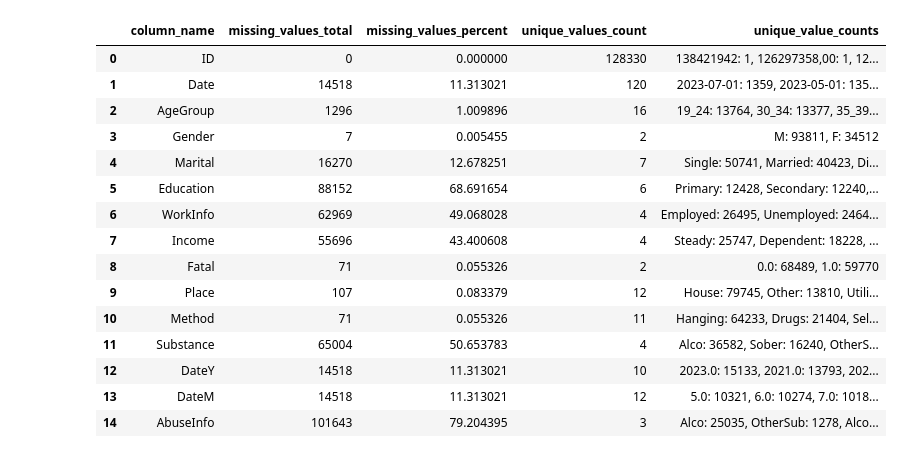
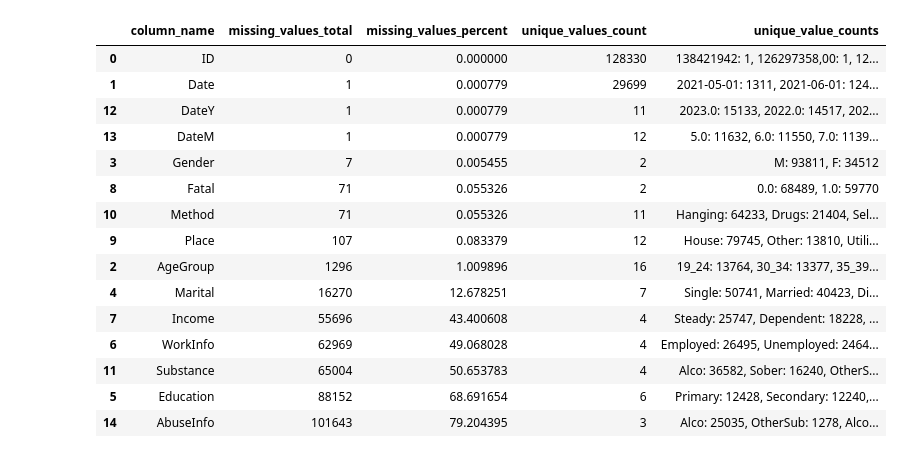
Before and after one commit to Hubert26/ippan_suicide_study, a Jupyter notebook: notebooks/nan_exploration.ipynb, the cells around one changed output. Drawn from its saved outputs; the diff is of its cells as text; code cells hidden in the pictures.

```diff
--- a/notebooks/data_exploration.ipynb
+++ b/notebooks/nan_exploration.ipynb
@@ -2,29 +2,31 @@
 """
 Data exploration notebook for viewing missing values in suicide study dataset.
 """
-
-import pandas as pd
-import numpy as np
 import sys
 from pathlib import Path
-from dotenv import load_dotenv
-import os
+from dotenv import dotenv_values
+import pandas as pd
 
 # Load environment variables from the .env file
-load_dotenv()
+env_vars = dotenv_values()  # Load variables from the .env file
 
-WORKSPACE_PATH = os.getenv("WORKSPACE_PATH")
+# Get the workspace path from the environment variables
+WORKSPACE_PATH = Path(
+    env_vars.get("WORKSPACE_PATH", "")
+)  # Fetch WORKSPACE_PATH from .env
 
-# Add the parent directory to the system path
+if not WORKSPACE_PATH:
+    raise ValueError("WORKSPACE_PATH is not defined in the .env file or is empty.")
+
+# Add the WORKSPACE_PATH folder to the Python path
 sys.path.append(str(WORKSPACE_PATH))
 
-from src.config.config import DATA_DIR
+# Import custom utility functions
+from src.config.utils import read_csv, write_excel
 
-np.random.seed(42)
+DATA_DIR = Path(env_vars["DATA_DIR"])
+RESULTS_DIR = Path(env_vars["RESULTS_DIR"])
 # %%
-output_file_path = DATA_DIR / "imputed"
-
-
 def analyze_dataframe_columns(dataframe):
     """
     Analyzes DataFrame columns by calculating missing data statistics and unique value counts.
@@ -65,6 +67,9 @@ def analyze_dataframe_columns(dataframe):
         ],
     )
 
+    # Sort the DataFrame by missing_values_total in descending order
+    analysis_df = analysis_df.sort_values(by="missing_values_total", ascending=True)
+
     return analysis_df
 
 
@@ -99,30 +104,30 @@ def nan_exploration_in_rows(dataframe):
     return missing_data_rows
 # %%
 # Data import
-csv_file_path = DATA_DIR / "mapped" / "mapped_data.csv"
-df_raw = pd.read_csv(csv_file_path)
+csv_file_path = DATA_DIR / "processed" / "mapped_data.csv"
+df_raw = read_csv(csv_file_path)
 # %%
 # Split data and context
 context_columns = [col for col in df_raw.columns if col.startswith("Context_")]
 df_data = df_raw.drop(columns=context_columns, inplace=False)
 # %%
 # Data exploration
-analysis_df = analyze_dataframe_columns(df_data)
-analysis_df
+nan_columns_df = analyze_dataframe_columns(df_data)
+nan_columns_df
 # %% [output]
 |  | column_name | missing_values_total | missing_values_percent | unique_values_count | unique_value_counts |
 | 0 | ID | 0 | 0.000000 | 128330 | 138421942: 1, 126297358,00: 1, 12... |
-| 1 | Date | 14518 | 11.313021 | 120 | 2023-07-01: 1359, 2023-05-01: 135... |
+| 1 | Date | 1 | 0.000779 | 29699 | 2021-05-01: 1311, 2021-06-01: 124... |
+| 12 | DateY | 1 | 0.000779 | 11 | 2023.0: 15133, 2022.0: 14517, 202... |
+| 13 | DateM | 1 | 0.000779 | 12 | 5.0: 11632, 6.0: 11550, 7.0: 1139... |
+| 3 | Gender | 7 | 0.005455 | 2 | M: 93811, F: 34512 |
+| 8 | Fatal | 71 | 0.055326 | 2 | 0.0: 68489, 1.0: 59770 |
+| 10 | Method | 71 | 0.055326 | 11 | Hanging: 64233, Drugs: 21404, Sel... |
+| 9 | Place | 107 | 0.083379 | 12 | House: 79745, Other: 13810, Utili... |
 | 2 | AgeGroup | 1296 | 1.009896 | 16 | 19_24: 13764, 30_34: 13377, 35_39... |
-| 3 | Gender | 7 | 0.005455 | 2 | M: 93811, F: 34512 |
 | 4 | Marital | 16270 | 12.678251 | 7 | Single: 50741, Married: 40423, Di... |
+| 7 | Income | 55696 | 43.400608 | 4 | Steady: 25747, Dependent: 18228, ... |
+| 6 | WorkInfo | 62969 | 49.068028 | 4 | Employed: 26495, Unemployed: 2464... |
+| 11 | Substance | 65004 | 50.653783 | 4 | Alco: 36582, Sober: 16240, OtherS... |
 | 5 | Education | 88152 | 68.691654 | 6 | Primary: 12428, Secondary: 12240,... |
-| 6 | WorkInfo | 62969 | 49.068028 | 4 | Employed: 26495, Unemployed: 2464... |
-| 7 | Income | 55696 | 43.400608 | 4 | Steady: 25747, Dependent: 18228, ... |
-| 8 | Fatal | 71 | 0.055326 | 2 | 0.0: 68489, 1.0: 59770 |
-| 9 | Place | 107 | 0.083379 | 12 | House: 79745, Other: 13810, Utili... |
-| 10 | Method | 71 | 0.055326 | 11 | Hanging: 64233, Drugs: 21404, Sel... |
-| 11 | Substance | 65004 | 50.653783 | 4 | Alco: 36582, Sober: 16240, OtherS... |
-| 12 | DateY | 14518 | 11.313021 | 10 | 2023.0: 15133, 2021.0: 13793, 202... |
-| 13 | DateM | 14518 | 11.313021 | 12 | 5.0: 10321, 6.0: 10274, 7.0: 1018... |
 | 14 | AbuseInfo | 101643 | 79.204395 | 3 | Alco: 25035, OtherSub: 1278, Alco... |
```
Also changed, not shown: parts of 3 cells of this notebook, 19 other files.
